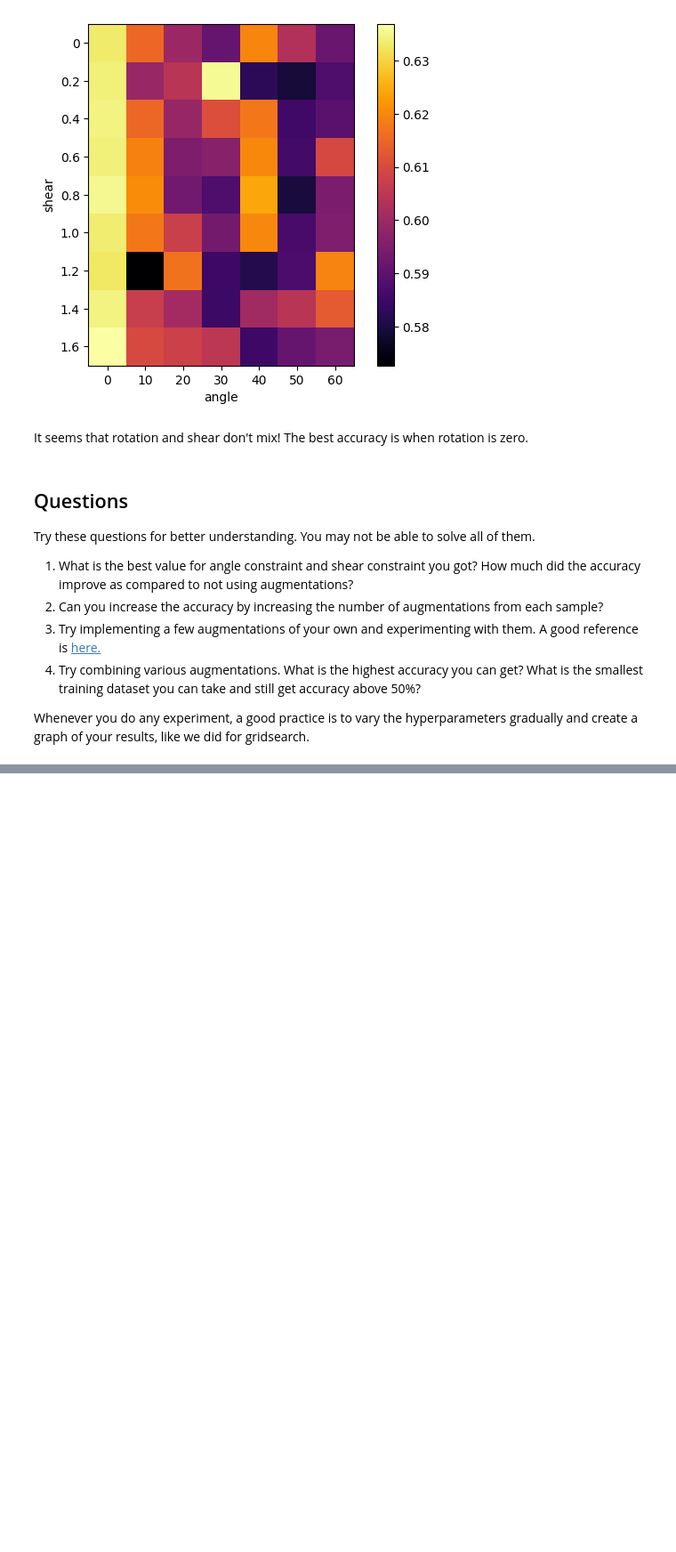
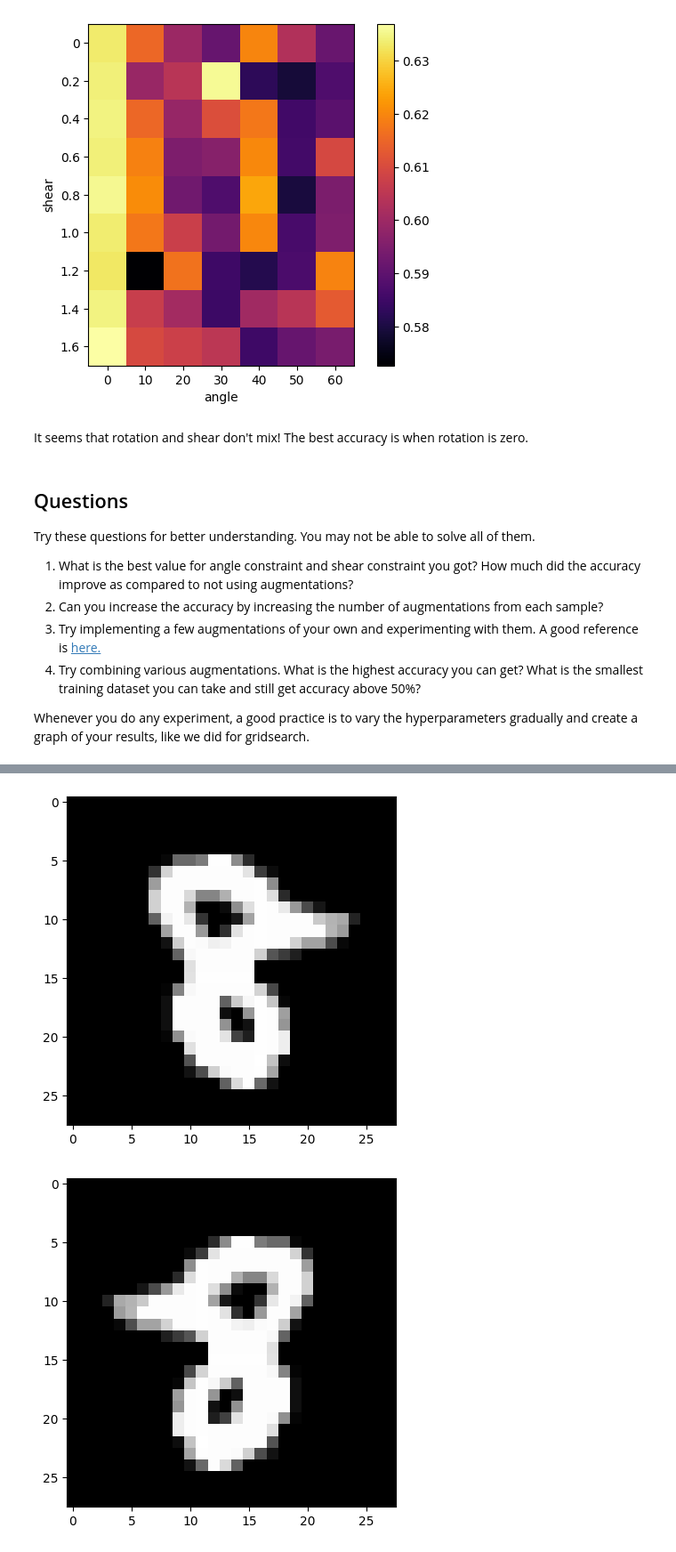
Before and after one commit to VishnuK-0206/AIML-IIITH, a Jupyter notebook: Copy_of_AIML_Module_1_Lab_3_Data_Augmentation.ipynb, the cells around one changed output, grey strips where cells are left out. Shown at 89% size. Saved outputs shown, nothing was run; the diff lists cells and outputs as text; code cells hidden in the pictures; blank space fills up the shorter version.

```diff
--- a/Copy_of_AIML_Module_1_Lab_3_Data_Augmentation.ipynb
+++ b/Copy_of_AIML_Module_1_Lab_3_Data_Augmentation.ipynb
@@ -338,0 +349,20 @@ Whenever you do any experiment, a good practice is to vary the hyperparameters g
+# %%
+#3. Try implementing a few augmentations of your own and experimenting with them. A good reference is <a href=https://www.analyticsvidhya.com/blog/2019/12/image-augmentation-deep-learning-pytorch/>here. </a>
+
+import numpy as np
+import matplotlib.pyplot as plt
+
+def flip_horizontal(sample):
+    return np.fliplr(sample)
+
+# Example usage
+sample = train_X[2]
+plt.imshow(sample, cmap='gray')
+plt.show()
+
+flipped_sample = flip_horizontal(sample)
+plt.imshow(flipped_sample, cmap='gray')
+plt.show()
+# %% [output]
+[figure, added]
+[figure, added]
```
Also changed, not shown: parts of 6 cells of this notebook.
